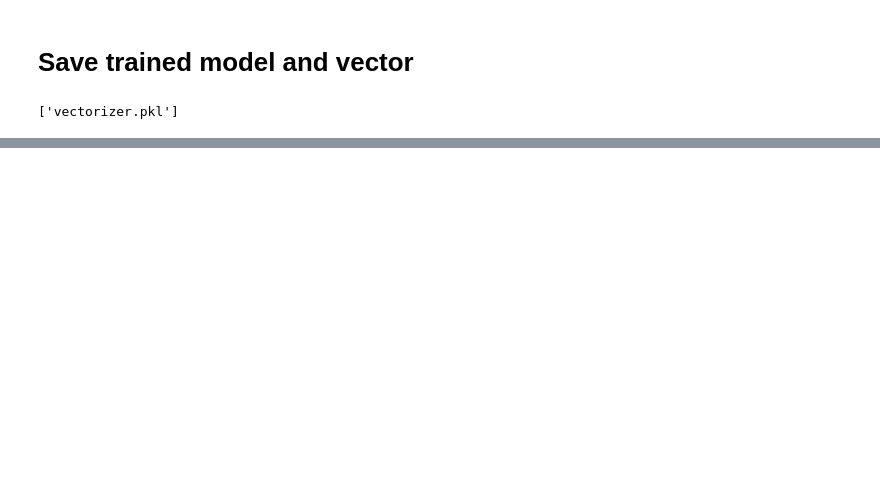
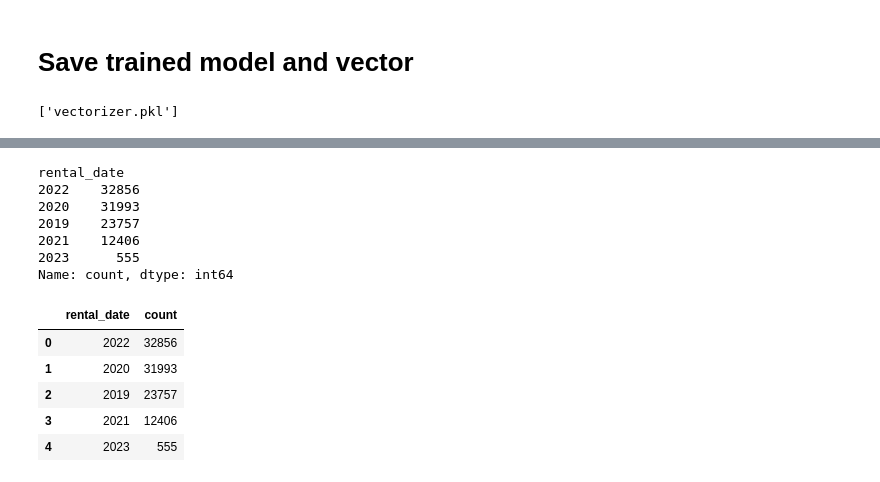
Before and after one commit to Tamuonanthit/NCKH_Airbnb, a Jupyter notebook: NCKH-1.ipynb, the cells around one changed output, grey strips where cells are left out. Drawn from its saved outputs; the diff is of its cells as text; code cells hidden in the pictures; blank space fills up the shorter version.

```diff
--- a/NCKH-1.ipynb
+++ b/NCKH-1.ipynb
@@ -472,0 +561,26 @@ Chi Square = 0.1        Parameter: c=0.1, kernel=rbf, gamma=0.0001
+# %%
+date = df.groupby('rental_date').count()
+date.head()
+df['rental_date'] = pd.to_datetime(df['rental_date'], format='mixed')
+
+# Extract year from 'rental_date' and count occurrences of each year
+year_counts = df['rental_date'].dt.year.value_counts()
+print(year_counts)
+df_new = pd.DataFrame(year_counts)
+df_new = df_new.reset_index()
+df_new.columns = ['rental_date', 'count']
+df_new
+# %% [output]
+rental_date
+2022    32856
+2020    31993
+2019    23757
+2021    12406
+2023      555
+Name: count, dtype: int64
+|  | rental_date | count |
+| 0 | 2022 | 32856 |
+| 1 | 2020 | 31993 |
+| 2 | 2019 | 23757 |
+| 3 | 2021 | 12406 |
+| 4 | 2023 | 555 |
```
Also changed, not shown: parts of 41 cells of this notebook.
